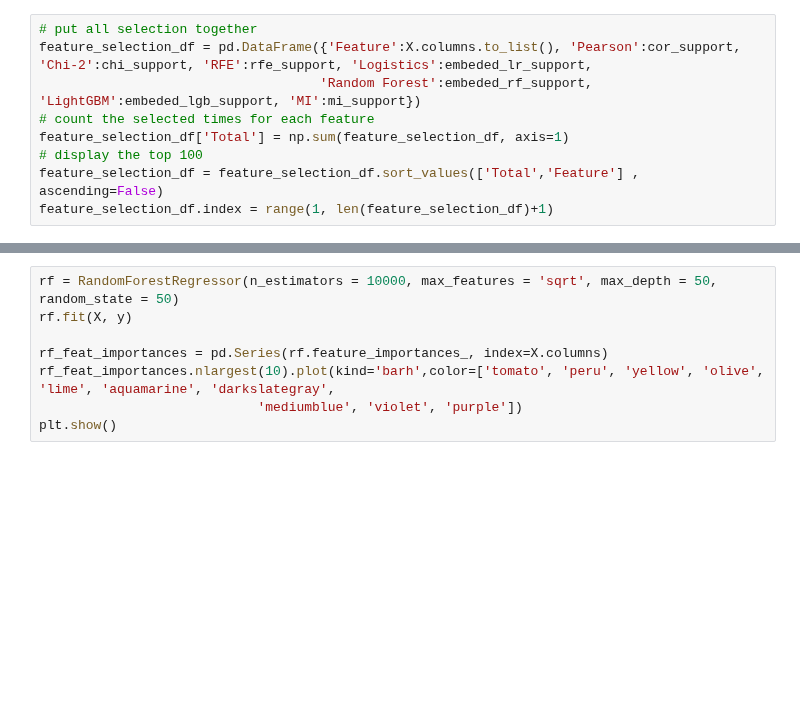
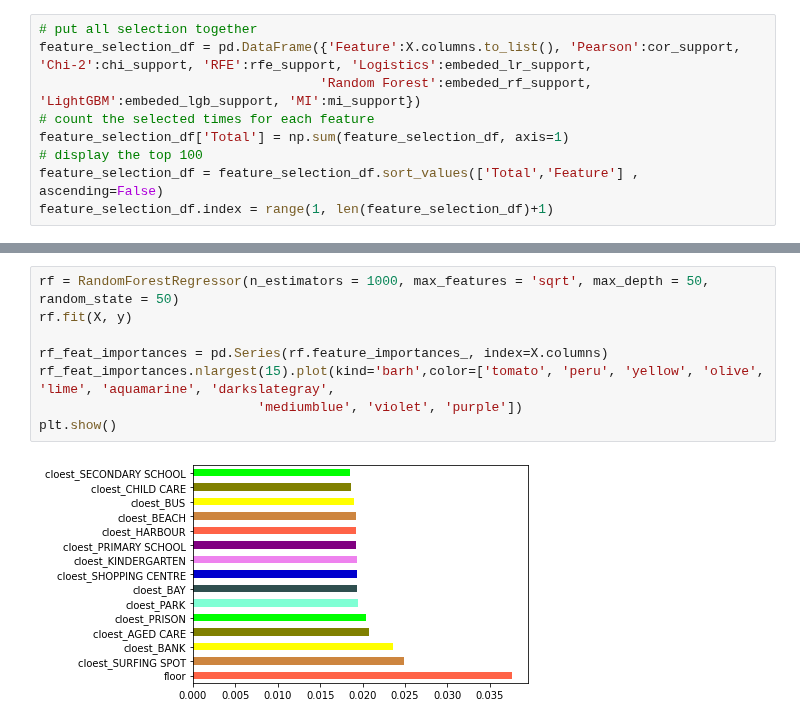
Before and after one commit to MAST30034-Applied-Data-Science/generic-real-estate-consulting-project-group-1-iron-data-man, a Jupyter notebook: notebooks/Correlation.ipynb, the cells around one changed output, grey strips where cells are left out. Cells and saved outputs as stored; diff of their text form; blank space fills up the shorter version.

```diff
--- a/notebooks/Correlation.ipynb
+++ b/notebooks/Correlation.ipynb
@@ -161,11 +364,13 @@ plt.show()
 # %%
-rf = RandomForestRegressor(n_estimators = 10000, max_features = 'sqrt', max_depth = 50, random_state = 50)
+rf = RandomForestRegressor(n_estimators = 1000, max_features = 'sqrt', max_depth = 50, random_state = 50)
 rf.fit(X, y)
 
 rf_feat_importances = pd.Series(rf.feature_importances_, index=X.columns)
-rf_feat_importances.nlargest(10).plot(kind='barh',color=['tomato', 'peru', 'yellow', 'olive', 'lime', 'aquamarine', 'darkslategray',
+rf_feat_importances.nlargest(15).plot(kind='barh',color=['tomato', 'peru', 'yellow', 'olive', 'lime', 'aquamarine', 'darkslategray',
                             'mediumblue', 'violet', 'purple'])
 plt.show()
+# %% [output]
+[figure, added]
 # %%
 lgb_selector = LGBMClassifier(n_estimators=500, learning_rate=0.05, num_leaves=32, colsample_bytree=0.2,
                               reg_alpha=3, reg_lambda=1, min_split_gain=0.01, min_child_weight=40)
```
Also changed, not shown: parts of 20 cells of this notebook.
